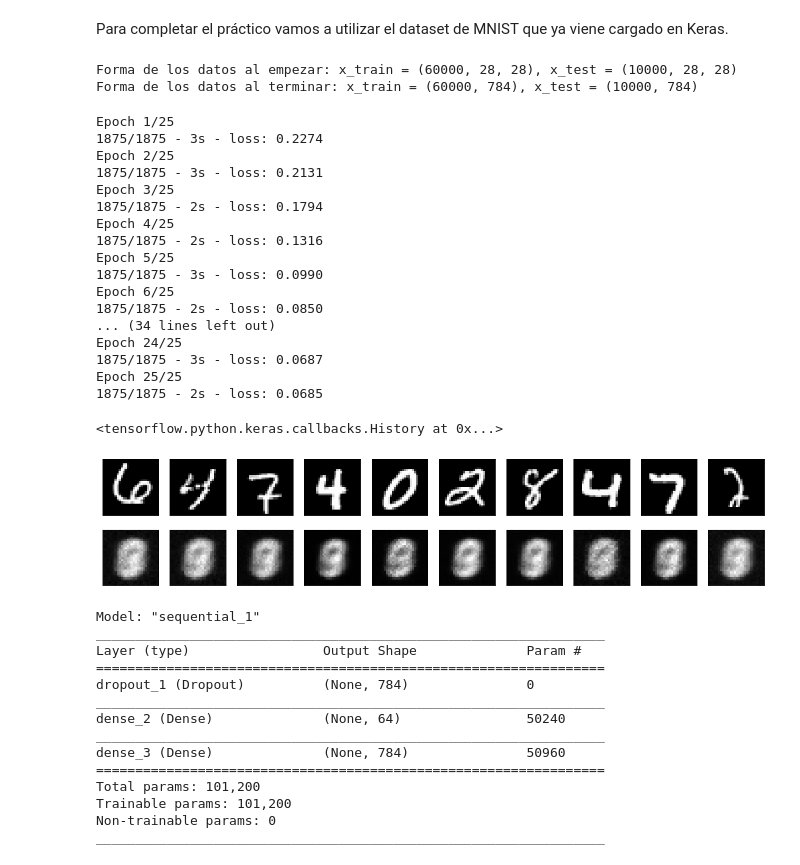
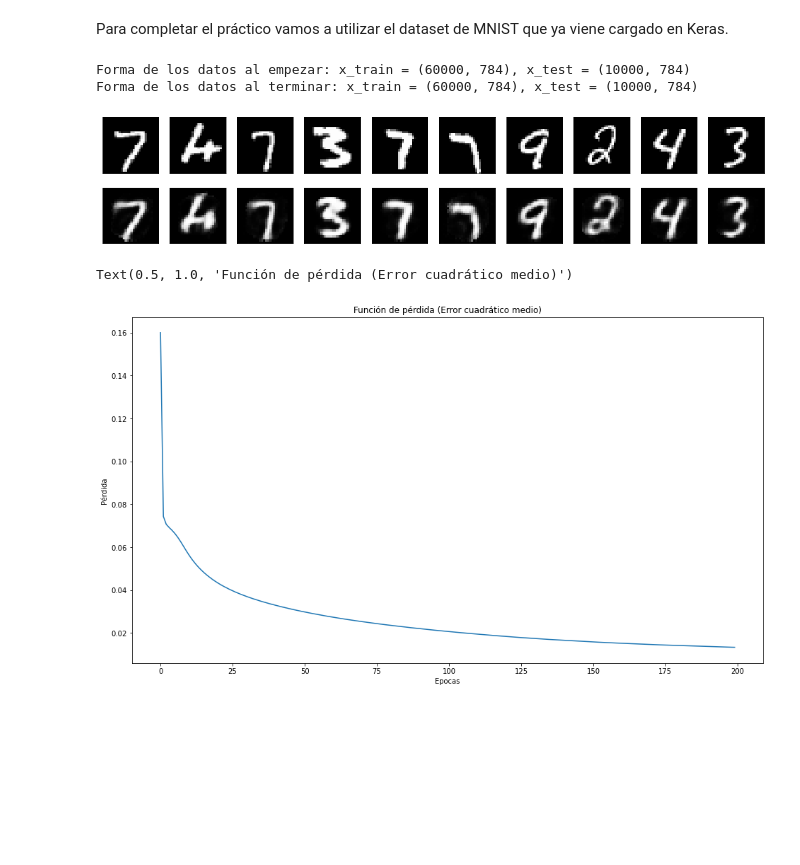
Before and after one commit to lbiedma/redesneuronales, a Jupyter notebook: practico_3.ipynb, the cells around one changed output. Cells and saved outputs as stored; diff of their text form; code cells hidden in the pictures; blank space fills up the shorter version.

```diff
--- a/practico_3.ipynb
+++ b/practico_3.ipynb
@@ -39,13 +41,14 @@ autoenc.add(layers.Dense(encoder_dim, activation="relu"))
 autoenc.add(layers.Dense(784, activation="sigmoid"))
 # %%
 # Compilamos todo junto, eligiendo nuestro optimizador y la función de pérdida
-autoenc.compile(optimizer="sgd", loss="mean_squared_error")
+sgd = SGD(nesterov=True, momentum=0.5, learning_rate=1.0)
+autoenc.compile(optimizer=sgd, loss="mean_squared_error")
 # %%
 # Preprocesamos los datos
 
 # Tenemos que normalizar para lograr mejores resultados, vamos a llevar todo desde los valores [0,255] a [0, 1]
-x_train = x_train / 255.0
-x_test = x_test / 255.0
+x_train = x_train.astype("float32") / np.amax(x_train)
+x_test = x_test.astype("float32") / np.amax(x_test)
 print(f"Forma de los datos al empezar: x_train = {x_train.shape}, x_test = {x_test.shape}")
 
 # Tenemos que hacer nuestro input chato, las imágenes de MNIST vienen como matrices 28x28
@@ -53,34 +56,18 @@ x_train = x_train.reshape((x_train.shape[0], np.prod(x_train.shape[1:])))
 x_test = x_test.reshape((x_test.shape[0], np.prod(x_test.shape[1:])))
 print(f"Forma de los datos al terminar: x_train = {x_train.shape}, x_test = {x_test.shape}")
 # %% [output]
-Forma de los datos al empezar: x_train = (60000, 28, 28), x_test = (10000, 28, 28)
+Forma de los datos al empezar: x_train = (60000, 784), x_test = (10000, 784)
 Forma de los datos al terminar: x_train = (60000, 784), x_test = (10000, 784)
 # %%
 # Entrenamos el autoencoder,
-autoenc.fit(
+history = autoenc.fit(
     x_train, x_train,
-    epochs=25,
-    verbose=2
+    epochs=200,
+    verbose=0,
+    shuffle=True,
+    batch_size=1000,
+#    validation_data=(x_test, x_test),
 )
-# %% [output]
-Epoch 1/25
-1875/1875 - 3s - loss: 0.2274
-Epoch 2/25
-1875/1875 - 3s - loss: 0.2131
-Epoch 3/25
-1875/1875 - 2s - loss: 0.1794
-Epoch 4/25
-1875/1875 - 2s - loss: 0.1316
-Epoch 5/25
-1875/1875 - 3s - loss: 0.0990
-Epoch 6/25
-1875/1875 - 2s - loss: 0.0850
-... (34 lines left out)
-Epoch 24/25
-1875/1875 - 3s - loss: 0.0687
-Epoch 25/25
-1875/1875 - 2s - loss: 0.0685
-<tensorflow.python.keras.callbacks.History at 0x...>
 # %%
 # Vamos a chequear con algunas imágenes si esto funciona
 import matplotlib.pyplot as plt
@@ -105,21 +92,13 @@ def plot_n_random_digits(n=10):
 # %%
 plot_n_random_digits()
 # %% [output]
-[figure, old version]
+[figure, new version]
-# %%
-autoenc.summary()
-# %% [output]
-Model: "sequential_1"
-_________________________________________________________________
-Layer (type)                 Output Shape              Param #
-=================================================================
-dropout_1 (Dropout)          (None, 784)               0
-_________________________________________________________________
-dense_2 (Dense)              (None, 64)                50240
-_________________________________________________________________
-dense_3 (Dense)              (None, 784)               50960
-=================================================================
-Total params: 101,200
-Trainable params: 101,200
-Non-trainable params: 0
-_________________________________________________________________
+# %%
+plt.figure(figsize=(16,9))
+plt.plot(history.history["loss"])
+plt.xlabel("Epocas")
+plt.ylabel("Pérdida")
+plt.title("Función de pérdida (Error cuadrático medio)")
+# %% [output]
+Text(0.5, 1.0, 'Función de pérdida (Error cuadrático medio)')
+[figure, added]
```
Also changed, not shown: parts of 4 cells of this notebook, 1 other file.
